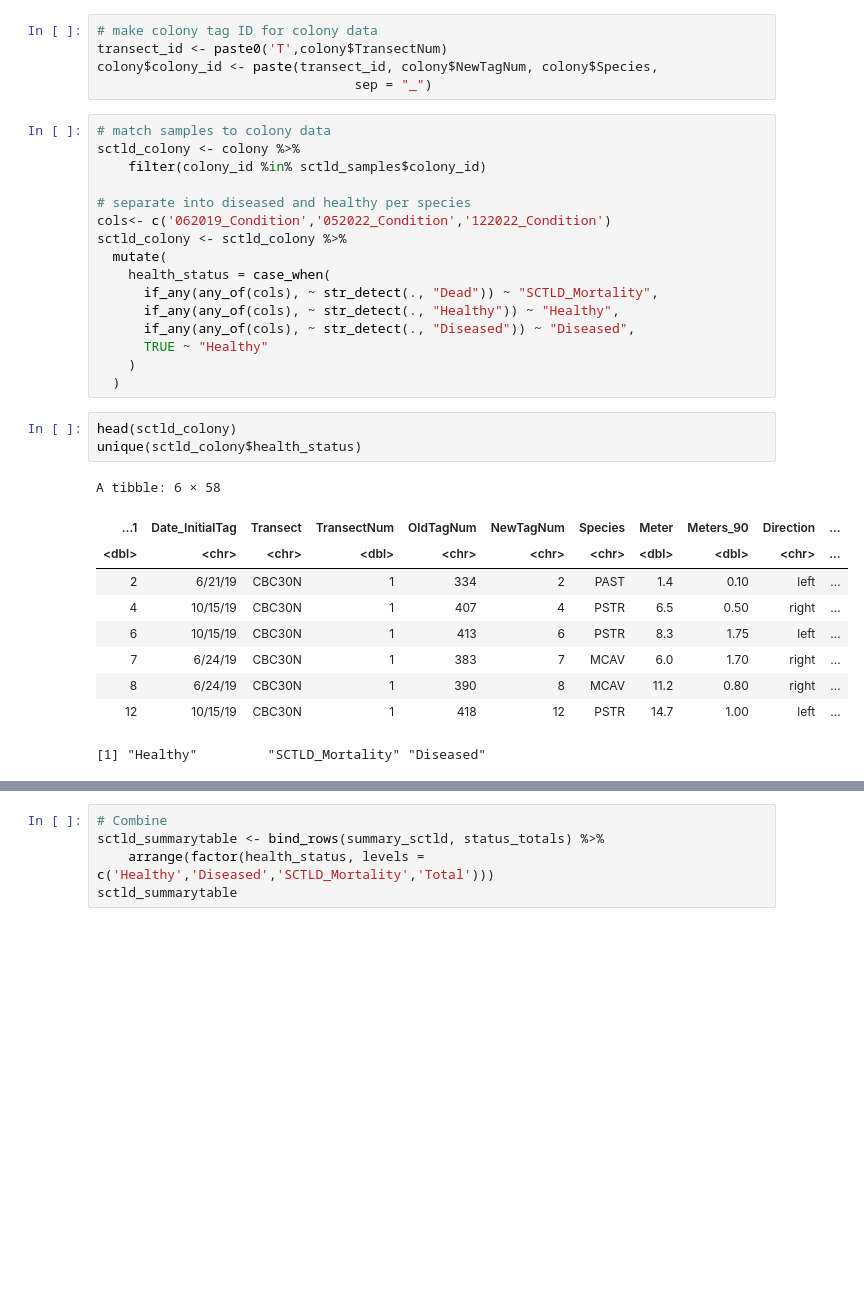
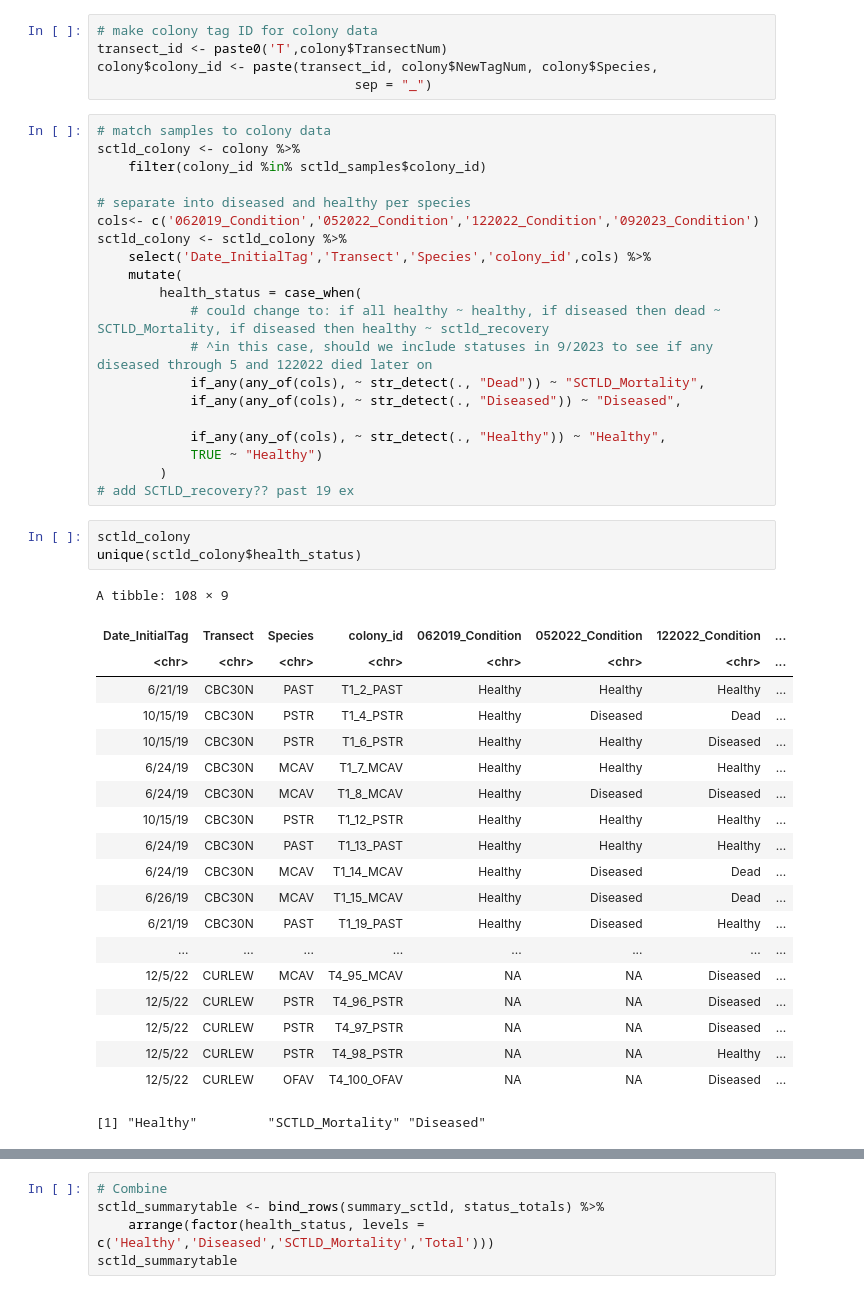
Before and after one commit to brookewicz/Code_notebook, a Jupyter notebook: SampleSummaries.ipynb, the cells around one changed output, grey strips where cells are left out. Cells and saved outputs as stored; diff of their text form; blank space fills up the shorter version.

Commit message:
add notes to improve sctld tagged colony summary table

```diff
--- a/SampleSummaries.ipynb
+++ b/SampleSummaries.ipynb
@@ -324,29 +324,43 @@ sctld_colony <- colony %>%
     filter(colony_id %in% sctld_samples$colony_id)
 
 # separate into diseased and healthy per species
-cols<- c('062019_Condition','052022_Condition','122022_Condition')
+cols<- c('062019_Condition','052022_Condition','122022_Condition','092023_Condition')
 sctld_colony <- sctld_colony %>%
-  mutate(
-    health_status = case_when(
-      if_any(any_of(cols), ~ str_detect(., "Dead")) ~ "SCTLD_Mortality",
-      if_any(any_of(cols), ~ str_detect(., "Healthy")) ~ "Healthy",
-      if_any(any_of(cols), ~ str_detect(., "Diseased")) ~ "Diseased",
-      TRUE ~ "Healthy"
-    )
-  )
+    select('Date_InitialTag','Transect','Species','colony_id',cols) %>%
+    mutate(
+        health_status = case_when(
+            # could change to: if all healthy ~ healthy, if diseased then dead ~ SCTLD_Mortality, if diseased then healthy ~ sctld_recovery
+            # ^in this case, should we include statuses in 9/2023 to see if any diseased through 5 and 122022 died later on
+            if_any(any_of(cols), ~ str_detect(., "Dead")) ~ "SCTLD_Mortality",
+            if_any(any_of(cols), ~ str_detect(., "Diseased")) ~ "Diseased",
+
+            if_any(any_of(cols), ~ str_detect(., "Healthy")) ~ "Healthy",
+            TRUE ~ "Healthy")
+        )
+# add SCTLD_recovery?? past 19 ex
 # %%
-head(sctld_colony)
+sctld_colony
 unique(sctld_colony$health_status)
 # %% [output]
-A tibble: 6 × 58
+A tibble: 108 × 9
-| ...1 | Date_InitialTag | Transect | TransectNum | OldTagNum | NewTagNum | Species | Meter | Meters_90 | Direction | ... |
-| <dbl> | <chr> | <chr> | <dbl> | <chr> | <chr> | <chr> | <dbl> | <dbl> | <chr> | ... |
-| 2 | 6/21/19 | CBC30N | 1 | 334 | 2 | PAST | 1.4 | 0.10 | left | ... |
-| 4 | 10/15/19 | CBC30N | 1 | 407 | 4 | PSTR | 6.5 | 0.50 | right | ... |
-| 6 | 10/15/19 | CBC30N | 1 | 413 | 6 | PSTR | 8.3 | 1.75 | left | ... |
-| 7 | 6/24/19 | CBC30N | 1 | 383 | 7 | MCAV | 6.0 | 1.70 | right | ... |
-| 8 | 6/24/19 | CBC30N | 1 | 390 | 8 | MCAV | 11.2 | 0.80 | right | ... |
-| 12 | 10/15/19 | CBC30N | 1 | 418 | 12 | PSTR | 14.7 | 1.00 | left | ... |
+| Date_InitialTag | Transect | Species | colony_id | 062019_Condition | 052022_Condition | 122022_Condition | ... |
+| <chr> | <chr> | <chr> | <chr> | <chr> | <chr> | <chr> | ... |
+| 6/21/19 | CBC30N | PAST | T1_2_PAST | Healthy | Healthy | Healthy | ... |
+| 10/15/19 | CBC30N | PSTR | T1_4_PSTR | Healthy | Diseased | Dead | ... |
+| 10/15/19 | CBC30N | PSTR | T1_6_PSTR | Healthy | Healthy | Diseased | ... |
+| 6/24/19 | CBC30N | MCAV | T1_7_MCAV | Healthy | Healthy | Healthy | ... |
+| 6/24/19 | CBC30N | MCAV | T1_8_MCAV | Healthy | Diseased | Diseased | ... |
+| 10/15/19 | CBC30N | PSTR | T1_12_PSTR | Healthy | Healthy | Healthy | ... |
+| 6/24/19 | CBC30N | PAST | T1_13_PAST | Healthy | Healthy | Healthy | ... |
+| 6/24/19 | CBC30N | MCAV | T1_14_MCAV | Healthy | Diseased | Dead | ... |
+| 6/26/19 | CBC30N | MCAV | T1_15_MCAV | Healthy | Diseased | Dead | ... |
+| 6/21/19 | CBC30N | PAST | T1_19_PAST | Healthy | Diseased | Healthy | ... |
+| ... | ... | ... | ... | ... | ... | ... | ... |
+| 12/5/22 | CURLEW | MCAV | T4_95_MCAV | NA | NA | Diseased | ... |
+| 12/5/22 | CURLEW | PSTR | T4_96_PSTR | NA | NA | Diseased | ... |
+| 12/5/22 | CURLEW | PSTR | T4_97_PSTR | NA | NA | Diseased | ... |
+| 12/5/22 | CURLEW | PSTR | T4_98_PSTR | NA | NA | Healthy | ... |
+| 12/5/22 | CURLEW | OFAV | T4_100_OFAV | NA | NA | Diseased | ... |
 [1] "Healthy"         "SCTLD_Mortality" "Diseased"
 # %%
 # summary of healthy, diseased, dead
```
Also changed, not shown: parts of 4 cells of this notebook.
